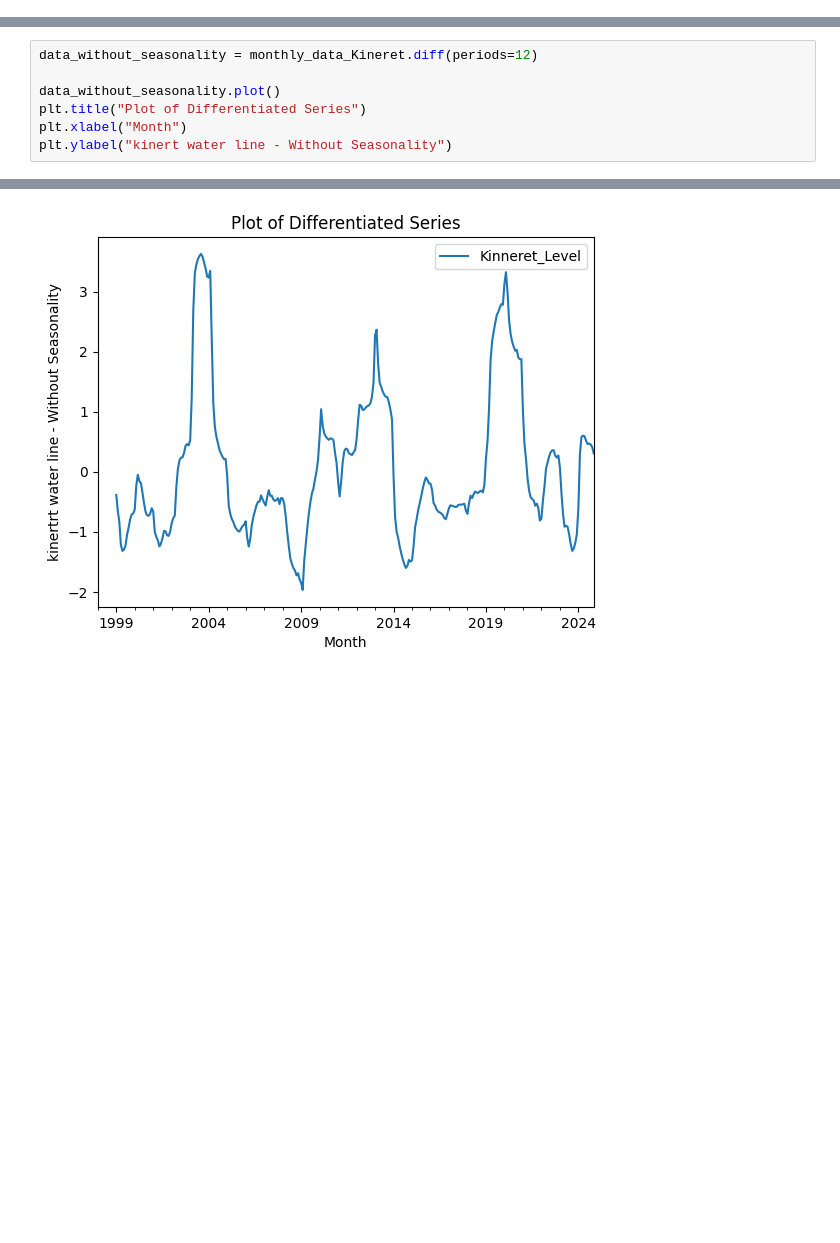
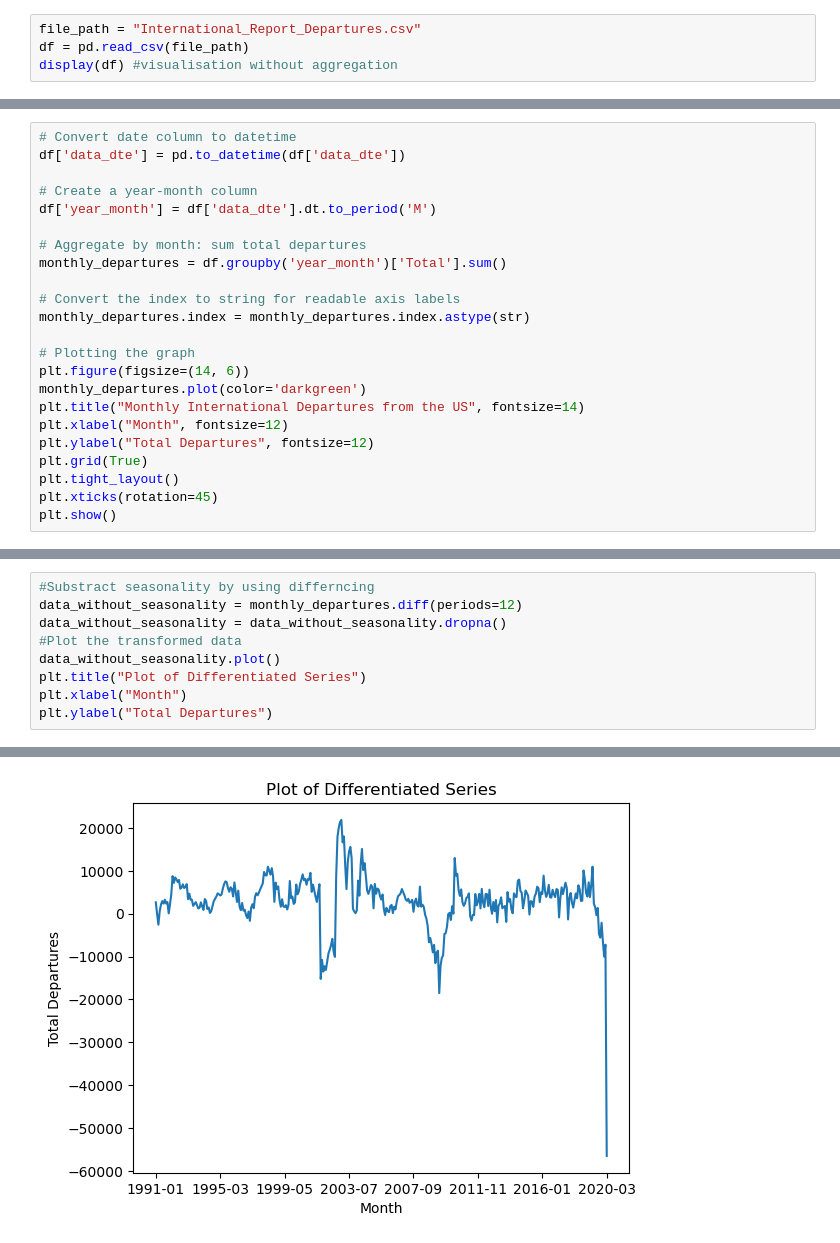
Before and after one commit to nelad1997/Time_Series_Project, a Jupyter notebook: פרויקט חלק א.ipynb, the cells around one changed output, grey strips where cells are left out. Saved outputs shown, nothing was run; the diff lists cells and outputs as text; blank space fills up the shorter version.

```diff
--- a/פרויקט חלק א.ipynb
+++ b/פרויקט חלק א.ipynb
@@ -89,0 +14,4 @@ plt.ylabel('Relative Kineret Water Level',fontsize=15);
+# %%
+file_path = "International_Report_Departures.csv"
+df = pd.read_csv(file_path)
+display(df) #visualisation without aggregation
@@ -89,0 +32,23 @@ plt.ylabel('Relative Kineret Water Level',fontsize=15);
+# %%
+# Convert date column to datetime
+df['data_dte'] = pd.to_datetime(df['data_dte'])
+
+# Create a year-month column
+df['year_month'] = df['data_dte'].dt.to_period('M')
+
+# Aggregate by month: sum total departures
+monthly_departures = df.groupby('year_month')['Total'].sum()
+
+# Convert the index to string for readable axis labels
+monthly_departures.index = monthly_departures.index.astype(str)
+
+# Plotting the graph
+plt.figure(figsize=(14, 6))
+monthly_departures.plot(color='darkgreen')
+plt.title("Monthly International Departures from the US", fontsize=14)
+plt.xlabel("Month", fontsize=12)
+plt.ylabel("Total Departures", fontsize=12)
+plt.grid(True)
+plt.tight_layout()
+plt.xticks(rotation=45)
+plt.show()
@@ -90,8 +57,10 @@ plt.ylabel('Relative Kineret Water Level',fontsize=15);
 # %%
-data_without_seasonality = monthly_data_Kineret.diff(periods=12)
-
+#Substract seasonality by using differncing
+data_without_seasonality = monthly_departures.diff(periods=12)
+data_without_seasonality = data_without_seasonality.dropna()
+#Plot the transformed data
 data_without_seasonality.plot()
 plt.title("Plot of Differentiated Series")
 plt.xlabel("Month")
-plt.ylabel("kinert water line - Without Seasonality")
+plt.ylabel("Total Departures")
 # %% [output]
@@ -99,2 +68,2 @@ Text(0, 0.5, 'kinertrt water line - Without\xa0Seasonality')
-[figure, old version]
+[figure, new version]
 # %%
```
Also changed, not shown: parts of 26 cells of this notebook.
